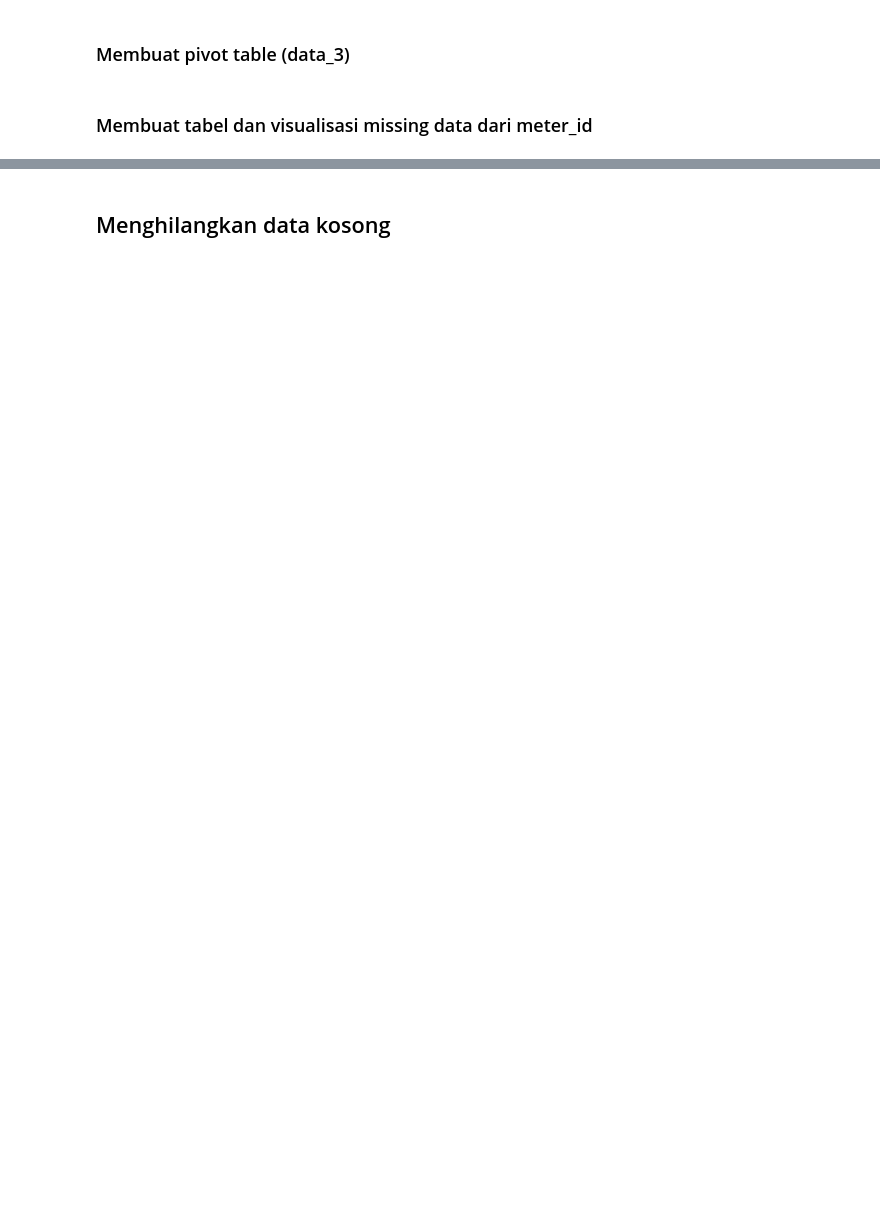
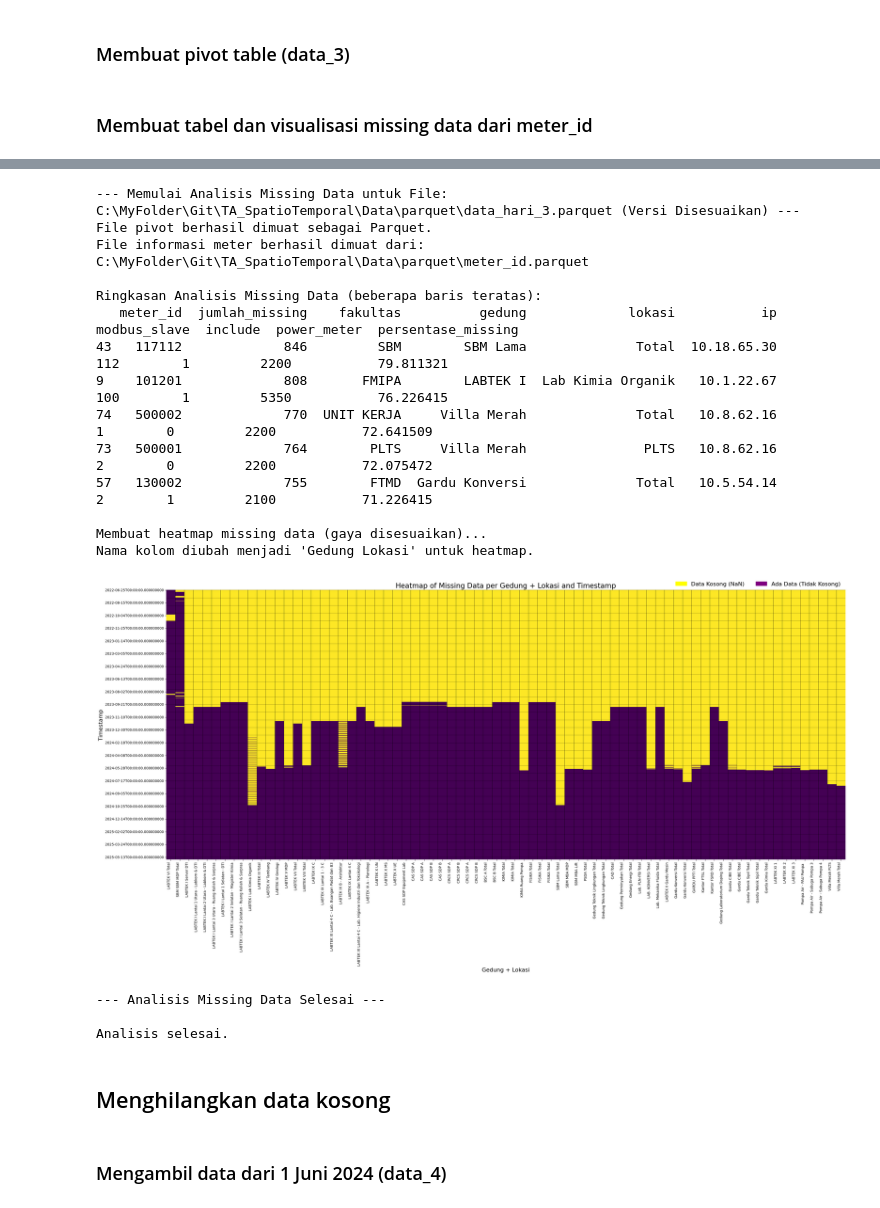
Before and after one commit to dannhkm/TAspatiotemporal, a Jupyter notebook: Code/main1.ipynb, the cells around one changed output, grey strips where cells are left out. Drawn from its saved outputs; the diff is of its cells as text; code cells hidden in the pictures; blank space fills up the shorter version.

Commit message:
preprocessing data

```diff
--- a/Code/main1.ipynb
+++ b/Code/main1.ipynb
@@ -312,3 +249,39 @@ plt.show()
+# %%
+# Visualisasi missing data pivot table
+path_data_pivot_harian = r'C:\MyFolder\Git\TA_SpatioTemporal\Data\parquet\data_hari_3.parquet'
+path_meter_id = r'C:\MyFolder\Git\TA_SpatioTemporal\Data\parquet\meter_id.parquet' # File info meter_id
+
+tabel_hasil = mydef.visualisasi_missing_data_pivot_table(
+    path_file_pivot=path_data_pivot_harian,
+    path_file_info_meter=path_meter_id, # Menggunakan file info meter
+    figsize_heatmap=(30, 16),  # Sesuaikan jika perlu
+    ytick_interval=50,         # Sesuaikan jika perlu
+    grid_horizontal_interval=30 # Sesuaikan jika perlu
+)
+
+if tabel_hasil is not None:
+    print("\nAnalisis selesai.")
+# %% [output]
+--- Memulai Analisis Missing Data untuk File: C:\MyFolder\Git\TA_SpatioTemporal\Data\parquet\data_hari_3.parquet (Versi Disesuaikan) ---
+File pivot berhasil dimuat sebagai Parquet.
+File informasi meter berhasil dimuat dari: C:\MyFolder\Git\TA_SpatioTemporal\Data\parquet\meter_id.parquet
+
+Ringkasan Analisis Missing Data (beberapa baris teratas):
+   meter_id  jumlah_missing    fakultas          gedung             lokasi           ip  modbus_slave  include  power_meter  persentase_missing
+43   117112             846         SBM        SBM Lama              Total  10.18.65.30           112        1         2200           79.811321
+9    101201             808       FMIPA        LABTEK I  Lab Kimia Organik   10.1.22.67           100        1         5350           76.226415
+74   500002             770  UNIT KERJA     Villa Merah              Total   10.8.62.16             1        0         2200           72.641509
+73   500001             764        PLTS     Villa Merah               PLTS   10.8.62.16             2        0         2200           72.075472
+57   130002             755        FTMD  Gardu Konversi              Total   10.5.54.14             2        1         2100           71.226415
+
+Membuat heatmap missing data (gaya disesuaikan)...
+Nama kolom diubah menjadi 'Gedung Lokasi' untuk heatmap.
+[figure, added]
+--- Analisis Missing Data Selesai ---
+
+Analisis selesai.
 # %% [markdown]
 ## Menghilangkan data kosong
+# %% [markdown]
+### Mengambil data dari 1 Juni 2024 (data_4)
 # %%
```
Also changed, not shown: parts of 56 cells of this notebook, 36 other files.
